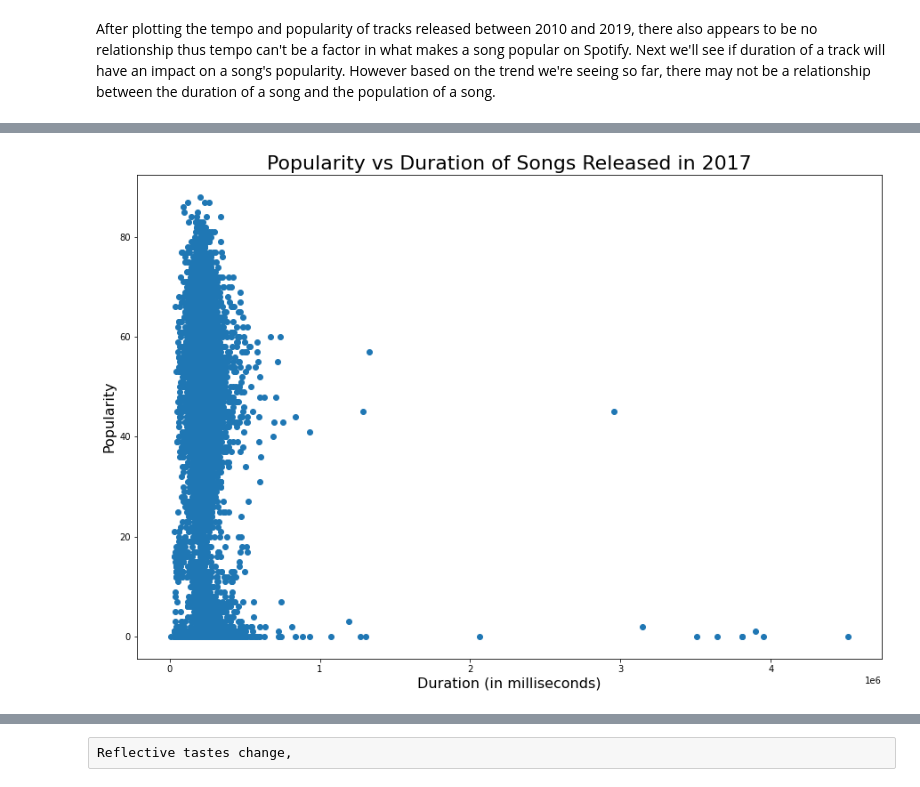
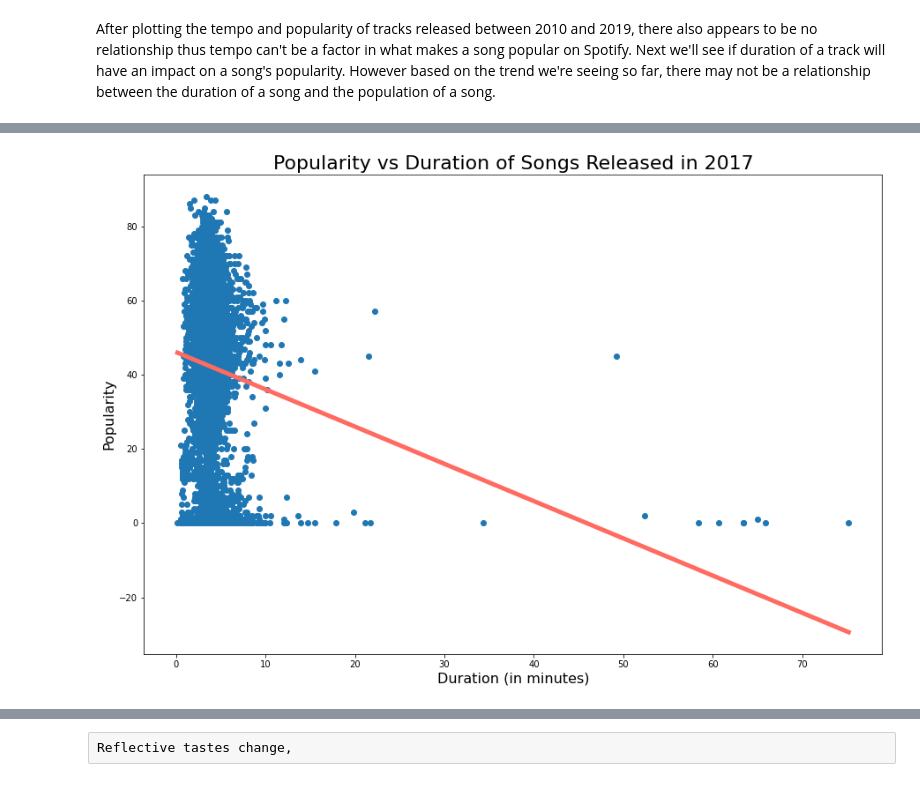
Before and after one commit to afaboro/CMSC320-FinalTutorial, a Jupyter notebook: CMSC320 - Data Science Tutorial.ipynb, the cells around one changed output, grey strips where cells are left out. Drawn from its saved outputs; the diff is of its cells as text; code cells hidden in the pictures.

```diff
--- a/CMSC320 - Data Science Tutorial.ipynb
+++ b/CMSC320 - Data Science Tutorial.ipynb
@@ -156,0 +153,3 @@ tracks_ne.head()
+# %%
+tracks = tracks.drop([tracks.index[0]])
+tracks.head()
@@ -156,0 +165,4 @@ tracks_ne.head()
+# %%
+tracks['duration_ms'] = tracks['duration_ms'].apply(lambda x: x/60000)
+tracks.rename(columns = {'duration_ms' : 'duration_min'}, inplace = True)
+tracks.head()
@@ -183,10 +213,0 @@ We've looked at the relationship between Popularity and Danceability amongst exp
-# %%
-years = range(2010, 2019)
-for i in years:
-    by_year = tracks_ne[tracks_ne['release_date'] == i]
-    fig = plt.figure(figsize=(15, 10))
-    plt.scatter(x = by_year['danceability'], y = by_year['popularity'])
-    plt.ylabel('Popularity', size = 16)
-    plt.xlabel('Danceability', size = 16)
-    plt.title('Popularity vs Danceability of Non-Explicit Songs Released in ' + str(i), size = 22)
-    by_year = pd.DataFrame()
@@ -205,11 +214,21 @@ The result from graphing the popularity and danceability to all the tracks relea
 # %%
 years = range(2010, 2019)
 for i in years:
-    by_year = tracks[tracks['release_date'] == i]
+    by_year = tracks[tracks['year'] == i]
     fig = plt.figure(figsize=(15, 10))
     plt.scatter(x = by_year['tempo'], y = by_year['popularity'])
     plt.ylabel('Popularity', size = 16)
     plt.xlabel('Tempo', size = 16)
     plt.title('Popularity vs Tempo of Songs Released in ' + str(i), size = 22)
+
+    # Adds a linear regression to the scatterplot
+    d = np.polyfit(by_year['tempo'], by_year['popularity'], 1)
+    f = np.poly1d(d)
+    x_linreg = np.linspace(by_year['tempo'].min(),
+                           by_year['tempo'].max(),
+                           200)
+    y_linreg = f(x_linreg)
+    plt.plot(x_linreg, y_linreg, color="#ff6b61", linewidth=5.0)
+
     by_year = pd.DataFrame()
 # %% [output]
@@ -228,10 +247,20 @@ After plotting the tempo and popularity of tracks released between 2010 and 2019
 years = range(2010, 2019)
 for i in years:
     fig = plt.figure(figsize = (15, 10))
-    by_year = tracks[tracks['release_date'] == i]
-    plt.scatter(x = by_year['duration_ms'], y = by_year['popularity'])
+    by_year = tracks[tracks['year'] == i]
+    plt.scatter(x = by_year['duration_min'], y = by_year['popularity'])
     plt.ylabel('Popularity', size = 16)
-    plt.xlabel('Duration (in milliseconds)', size = 16)
+    plt.xlabel('Duration (in minutes)', size = 16)
     plt.title('Popularity vs Duration of Songs Released in ' + str(i), size = 22)
+
+    # Adds a linear regression to the scatterplot
+    d = np.polyfit(by_year['duration_min'], by_year['popularity'], 1)
+    f = np.poly1d(d)
+    x_linreg = np.linspace(by_year['duration_min'].min(),
+                           by_year['duration_min'].max(),
+                           200)
+    y_linreg = f(x_linreg)
+    plt.plot(x_linreg, y_linreg, color="#ff6b61", linewidth=5.0)
+
     by_year = pd.DataFrame()
 # %% [output]
@@ -245 +274 @@ for i in years:
-[figure, old version]
+[figure, new version]
```
Also changed, not shown: parts of 31 cells of this notebook.
